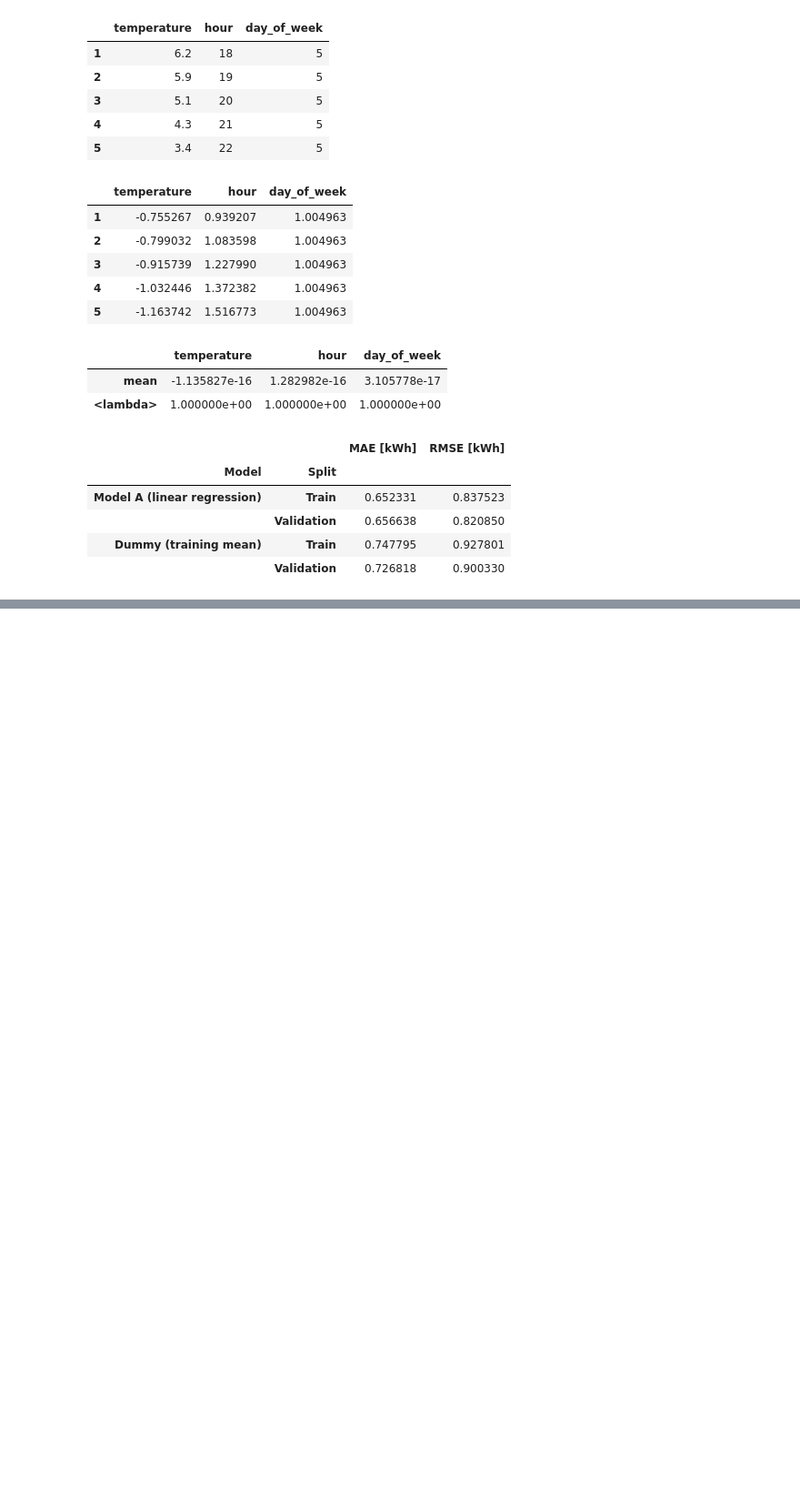
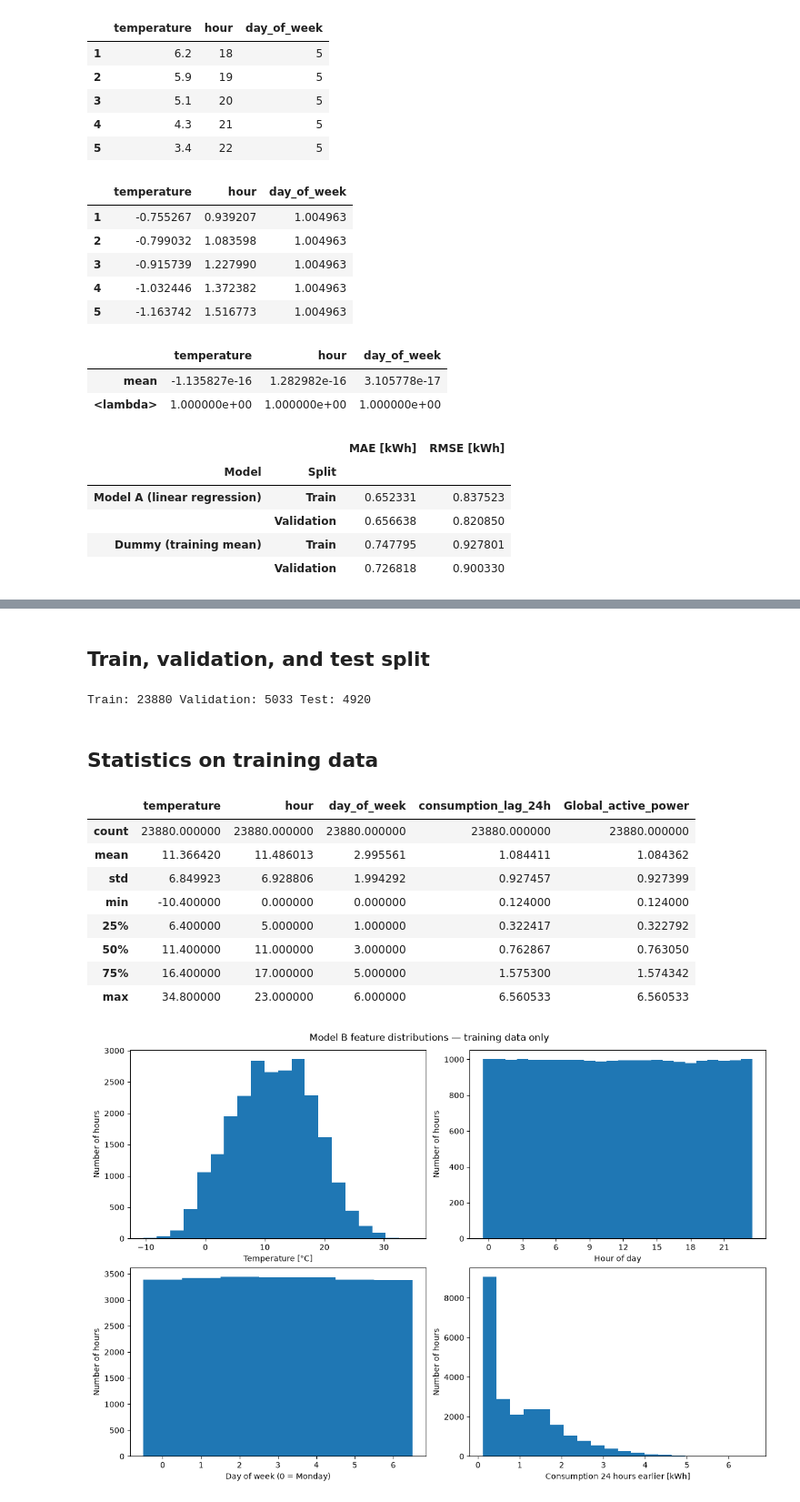
Before and after one commit to angiee99/Household-Power-Consumption-Prediction, a Jupyter notebook: project.ipynb, the cells around one changed output, grey strips where cells are left out. Shown at 91% size. Drawn from its saved outputs; the diff is of its cells as text; code cells hidden in the pictures; blank space fills up the shorter version.

Commit message:
Model B (scratch) train and validation

```diff
--- a/project.ipynb
+++ b/project.ipynb
@@ -582,0 +587,80 @@ display(results_A)
+# %% [markdown]
+## Train, validation, and test split
+# %%
+FEATURES_B = [temperature, hour, day_of_week, lag]
+train_B, val_B, test_B = split_by_time(df_B)
+
+print("Train:", len(train_B), "Validation:", len(val_B), "Test:", len(test_B))
+
+# Check complete inputs, disjoint timestamps, and chronological ordering.
+for part in [train_B, val_B, test_B]:
+    audit_complete_frame(part, FEATURES_B, TARGET)
+sets_B = [set(part.time) for part in [train_B, val_B, test_B]]
+assert all(sets_B[i].isdisjoint(sets_B[j]) for i in range(3) for j in range(i + 1, 3))
+assert len(set.union(*sets_B)) == len(df_B)
+assert train_B.time.max() < val_B.time.min()
+assert val_B.time.max() < test_B.time.min()
+# %% [output]
+Train: 23880 Validation: 5033 Test: 4920
+# %% [markdown]
+## Statistics on training data
+# %%
+# Explore Model B features using training data only.
+labels_B = ["Temperature [°C]", "Hour of day", "Day of week (0 = Monday)",
+            "Consumption 24 hours earlier [kWh]"]
+target_label_B = "Consumption [kWh]"
+display(train_B[FEATURES_B + [TARGET]].describe())
+
+fig, axes = plt.subplots(2, 2, figsize=(12, 8), constrained_layout=True)
+for ax, column, label in zip(axes.flat, FEATURES_B, labels_B):
+    # Center calendar bins on their integer values.
+    bins = (np.arange(25) - 0.5 if column == hour else
+            np.arange(8) - 0.5 if column == day_of_week else 20)
+    ax.hist(train_B[column], bins=bins)
+    ax.set(xlabel=label, ylabel="Number of hours")
+    if column == hour:
+        ax.set_xticks(range(0, 24, 3))
+    elif column == day_of_week:
+        ax.set_xticks(range(7))
+fig.suptitle("Model B feature distributions — training data only")
+plt.show()
+
+fig, axes = plt.subplots(2, 2, figsize=(12, 8), constrained_layout=True)
+for ax, column, label in zip(axes.flat, FEATURES_B, labels_B):
+    ax.scatter(train_B[column], train_B[TARGET], alpha=.18, s=8)
+    ax.set(xlabel=label, ylabel=target_label_B)
+    if column == hour:
+        ax.set_xticks(range(0, 24, 3))
+    elif column == day_of_week:
+        ax.set_xticks(range(7))
+fig.suptitle("Model B features versus consumption — training data only")
+plt.show()
+
+# Pearson correlation measures linear association, not causation.
+# Numeric calendar values may hide cyclic relationships.
+correlation_B = train_B[FEATURES_B + [TARGET]].corr()
+correlation_labels_B = labels_B + [target_label_B]
+fig, ax = plt.subplots(figsize=(10, 8), constrained_layout=True)
+chart = ax.imshow(correlation_B, cmap="RdBu_r", vmin=-1, vmax=1)
+ax.grid(False)
+ax.set_xticks(range(len(correlation_B)), correlation_labels_B, rotation=60, ha="right")
+ax.set_yticks(range(len(correlation_B)), correlation_labels_B)
+for i in range(len(correlation_B)):
+    for j in range(len(correlation_B)):
+        value = correlation_B.iloc[i, j]
+        ax.text(j, i, f"{value:.2f}", ha="center", va="center", fontsize=8,
+                color="white" if abs(value) > .5 else "black")
+fig.colorbar(chart, ax=ax, label="Pearson correlation")
+ax.set_title("Model B correlations — training data only")
+plt.show()
+# %% [output]
+|  | temperature | hour | day_of_week | consumption_lag_24h | Global_active_power |
+| count | 23880.000000 | 23880.000000 | 23880.000000 | 23880.000000 | 23880.000000 |
+| mean | 11.366420 | 11.486013 | 2.995561 | 1.084411 | 1.084362 |
+| std | 6.849923 | 6.928806 | 1.994292 | 0.927457 | 0.927399 |
+| min | -10.400000 | 0.000000 | 0.000000 | 0.124000 | 0.124000 |
+| 25% | 6.400000 | 5.000000 | 1.000000 | 0.322417 | 0.322792 |
+| 50% | 11.400000 | 11.000000 | 3.000000 | 0.762867 | 0.763050 |
+| 75% | 16.400000 | 17.000000 | 5.000000 | 1.575300 | 1.574342 |
+| max | 34.800000 | 23.000000 | 6.000000 | 6.560533 | 6.560533 |
+[figure, added]
```
Also changed, not shown: parts of 8 cells of this notebook.
